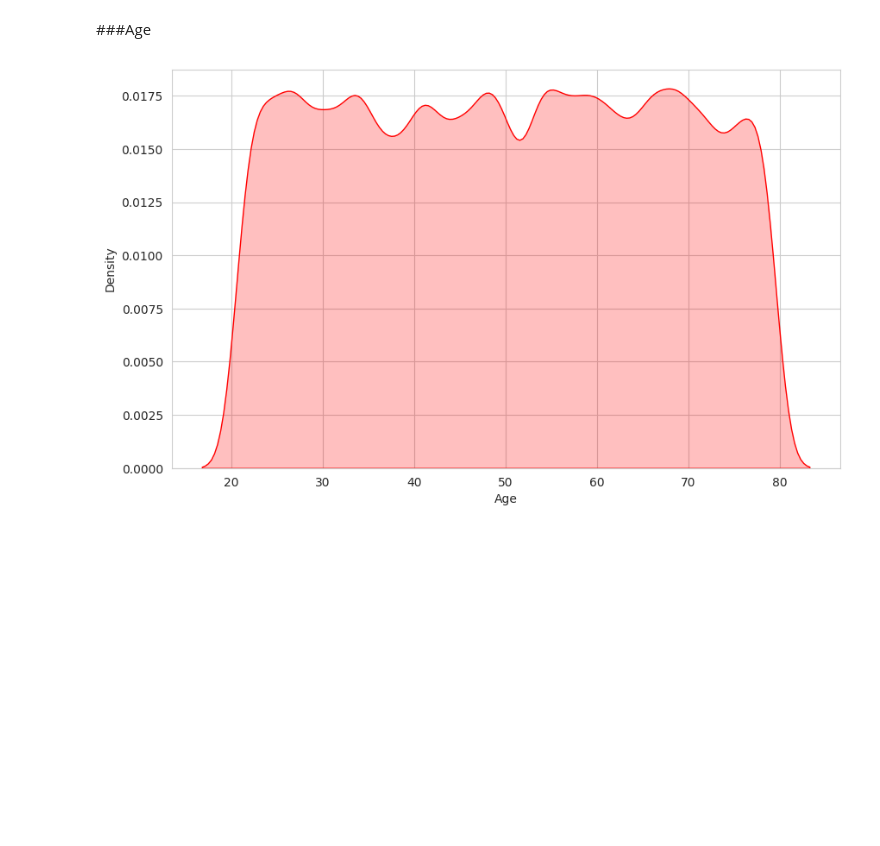
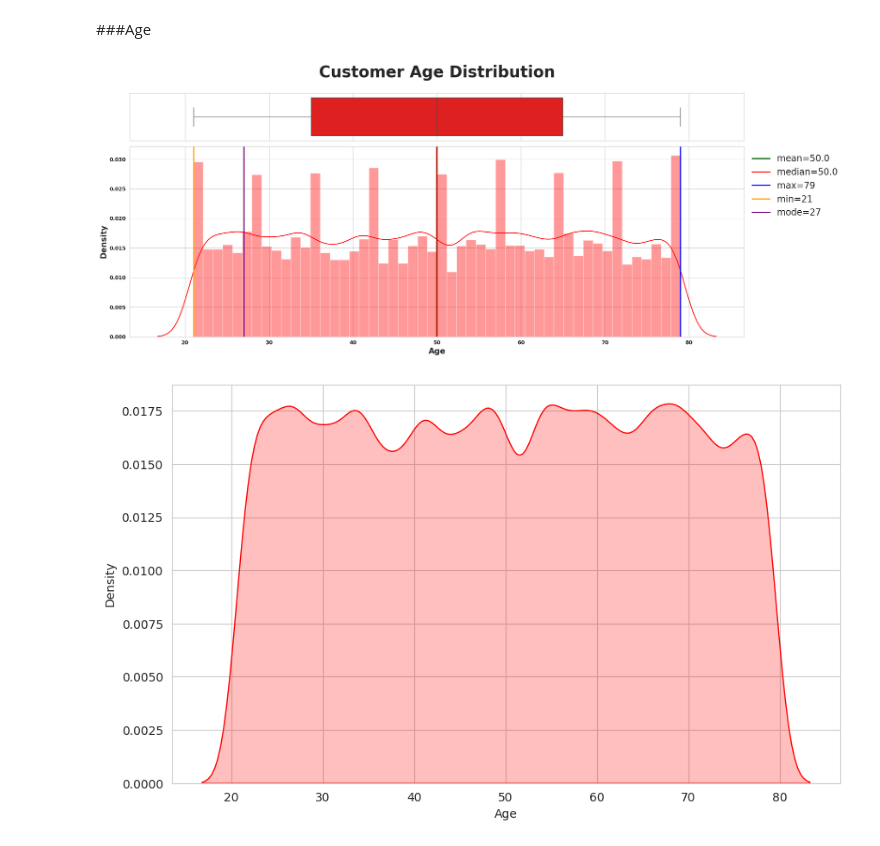
Before and after one commit to sina-salmanpour/Loan_Defaults_prediction, a Jupyter notebook: Loan_Defaults.ipynb, the cells around one changed output. Cells and saved outputs as stored; diff of their text form; code cells hidden in the pictures; blank space fills up the shorter version.

```diff
--- a/Loan_Defaults.ipynb
+++ b/Loan_Defaults.ipynb
@@ -187,5 +257,11 @@ of individuals in your dataset.
 # %% [markdown]
 ###Age
+# %%
+numerical_plotting(data=df, col="Age",
+                   title="Customer Age Distribution",
+                   symb=" ", ylabel="Density", color="red");
+# %% [output]
+[figure, added]
 # %%
 sns.kdeplot(df.Age, color='red',shade=True);
 # %% [output]
```
Also changed, not shown: parts of 16 cells of this notebook.
